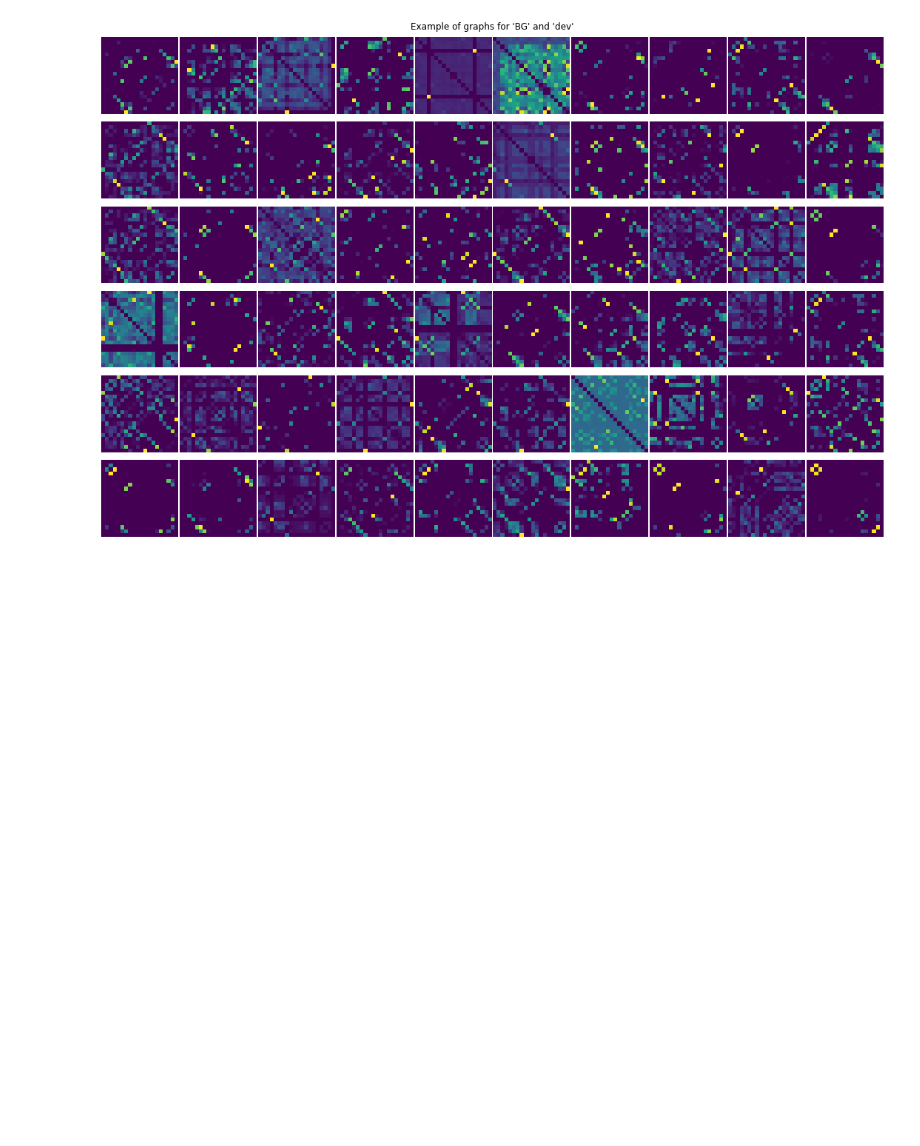
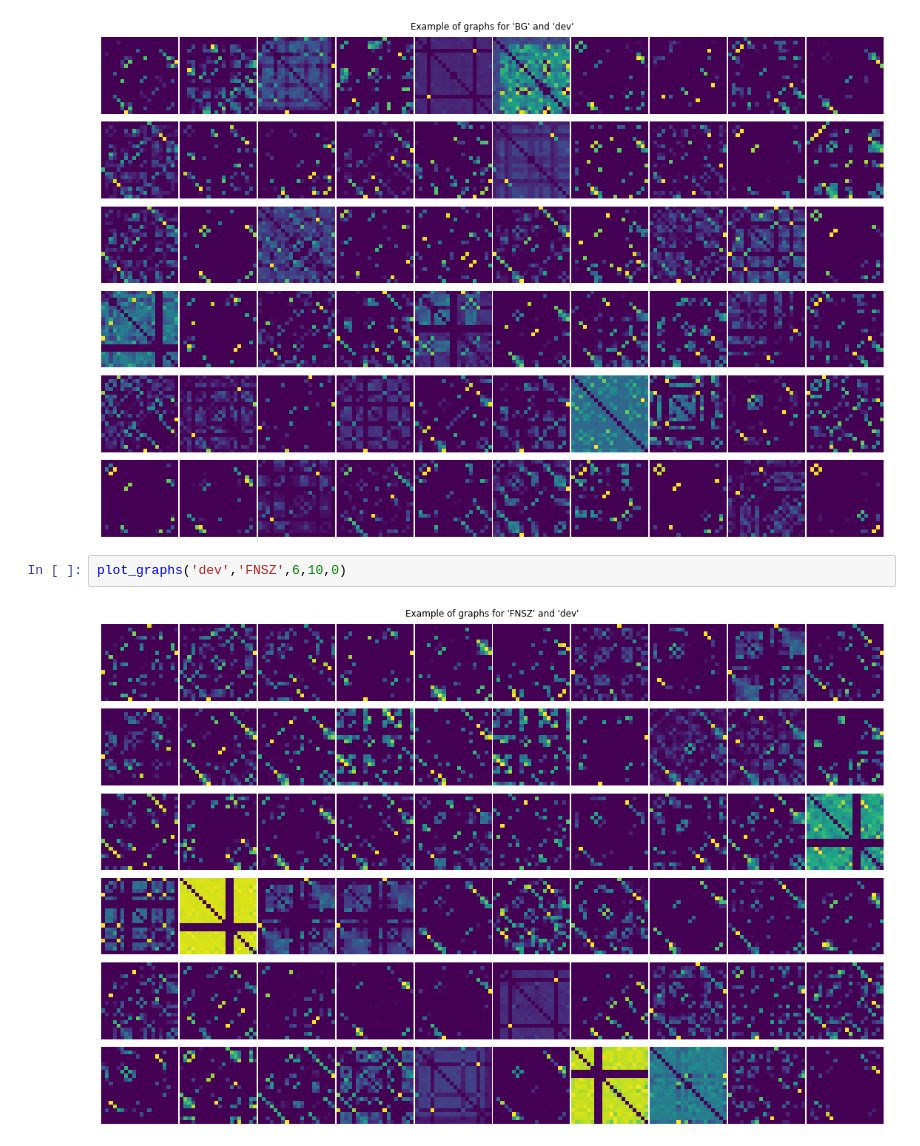
Before and after one commit to Rmarieta/LTS4, a Jupyter notebook: classifier/plot_graphs.ipynb, the cells around one changed output. Drawn from its saved outputs; the diff is of its cells as text; blank space fills up the shorter version.

Commit message:
Update plot_graphs

```diff
--- a/classifier/plot_graphs.ipynb
+++ b/classifier/plot_graphs.ipynb
@@ -33,3 +33,7 @@ plot_graphs('dev','BG',6,10,0)
 #plot_graphs('train','FNSZ',6,10,0)
 # %% [output]
 [figure]
+# %%
+plot_graphs('dev','FNSZ',6,10,0)
+# %% [output]
+[figure, added]
```
Also changed, not shown: parts of 1 cell of this notebook.
